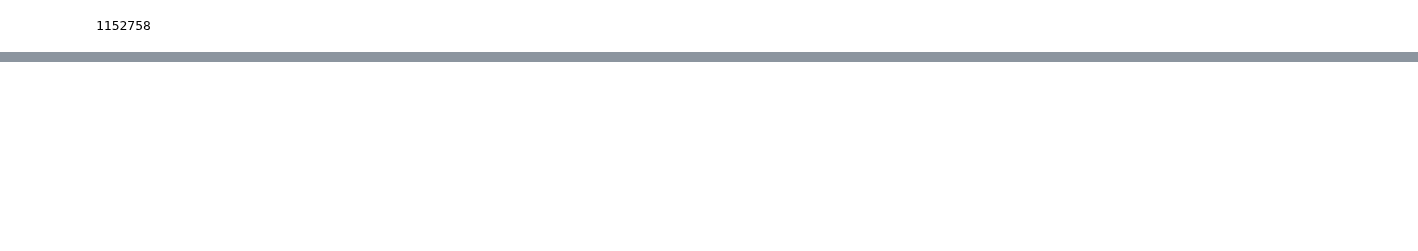
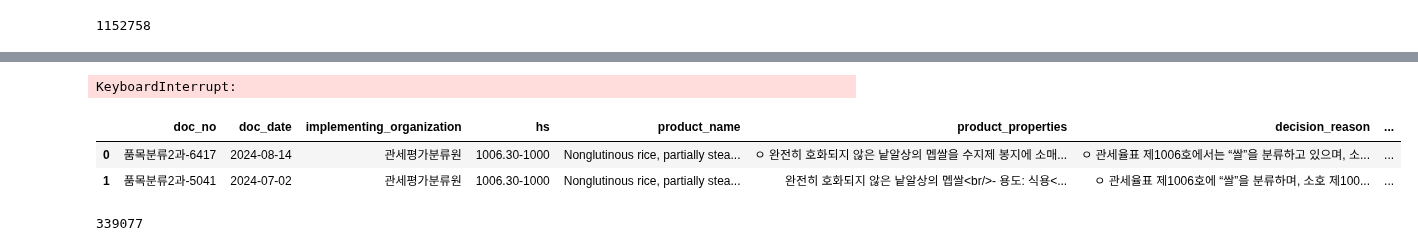
Before and after one commit to nguyenmanhcuong1291/uni_craw_tvpl, a Jupyter notebook: uni_craw_korea_other_country/read_csv.ipynb, the cells around one changed output, grey strips where cells are left out. Drawn from its saved outputs; the diff is of its cells as text; code cells hidden in the pictures; blank space fills up the shorter version.

```diff
--- a/uni_craw_korea_other_country/read_csv.ipynb
+++ b/uni_craw_korea_other_country/read_csv.ipynb
@@ -82,0 +137,7 @@ kor_df.head(5)
+# %%
+kor_df_clean = clean_data(kor_df.copy(),'kor')
+kor_df_clean = pd.merge(kor_df_clean,all_link_df_with_nation_name_df,how='left',on='stt')
+kor_df_final = kor_df_clean[['stt','doc_no','doc_date','implementing_organization','hs','product_name','product_properties','decision_reason','original_link','Kr_nation_name']].rename(columns={'Kr_nation_name': 'nation','original_link': 'img_links'}).fillna('')
+kor_df_final.head(5)
+# %% [output]
+KeyboardInterrupt:
@@ -82,0 +153,10 @@ kor_df.head(5)
+# %%
+old_kor_data = pd.read_excel("ko_prod_class_22-10_with_imglink.xlsx",
+                    sheet_name="Sheet1",
+                    skiprows=2).fillna("").iloc[:,1:10]
+# %%
+old_kor_data.head(2)
+# %% [output]
+|  | doc_no | doc_date | implementing_organization | hs | product_name | product_properties | decision_reason | ... |
+| 0 | 품목분류2과-6417 | 2024-08-14 | 관세평가분류원 | 1006.30-1000 | Nonglutinous rice, partially stea... | ㅇ 완전히 호화되지 않은 낱알상의 멥쌀을 수지제 봉지에 소매... | ㅇ 관세율표 제1006호에서는 “쌀”을 분류하고 있으며, 소... | ... |
+| 1 | 품목분류2과-5041 | 2024-07-02 | 관세평가분류원 | 1006.30-1000 | Nonglutinous rice, partially stea... | 완전히 호화되지 않은 낱알상의 멥쌀<br/>- 용도: 식용<... | ㅇ 관세율표 제1006호에 “쌀”을 분류하며, 소호 제100... | ... |
@@ -82,0 +165,4 @@ kor_df.head(5)
+# %%
+len(kor_data)
+# %% [output]
+339077
```
Also changed, not shown: parts of 17 cells of this notebook, 3 other files.
